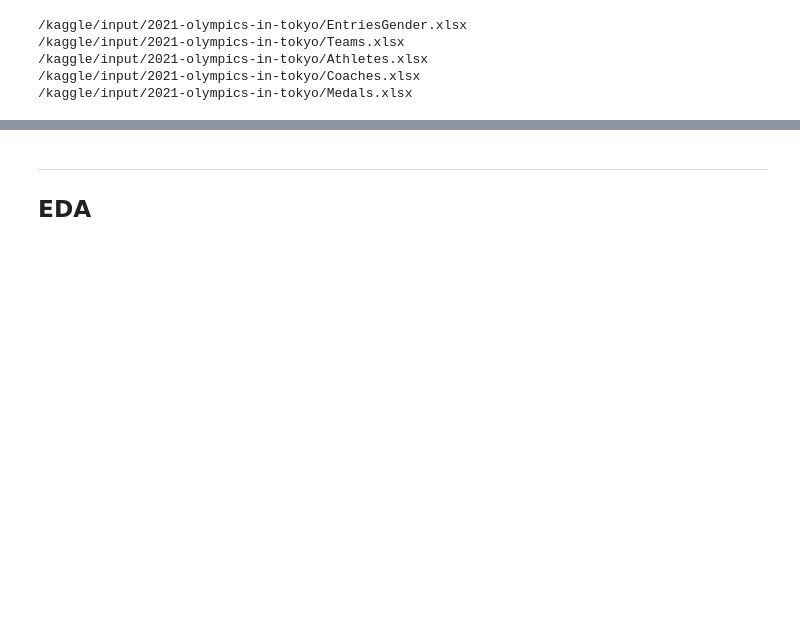
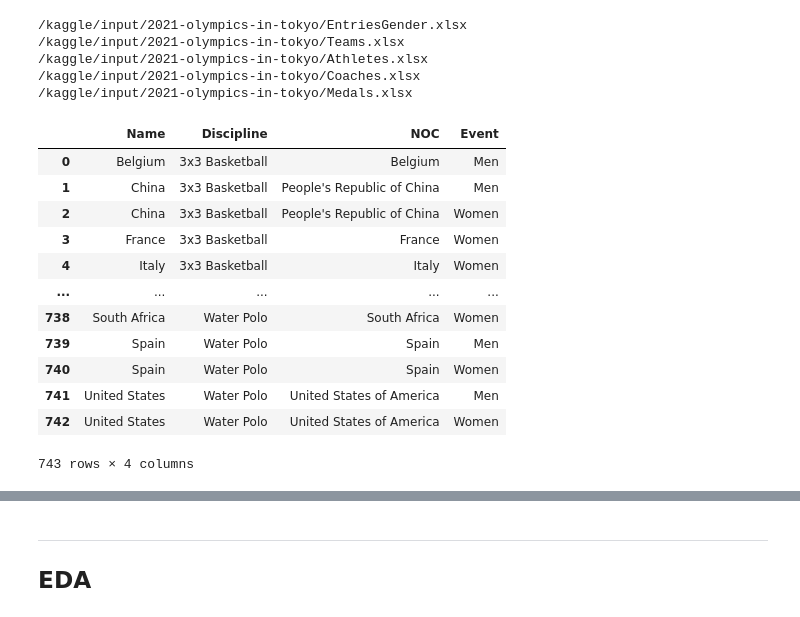
Before and after one commit to levisantn/olympics_tokyo, a Jupyter notebook: olympics_tokyo.ipynb, the cells around one changed output, grey strips where cells are left out. Drawn from its saved outputs; the diff is of its cells as text; code cells hidden in the pictures; blank space fills up the shorter version.

```diff
--- a/olympics_tokyo.ipynb
+++ b/olympics_tokyo.ipynb
@@ -33,3 +33,19 @@ df_medals = pd.read_excel(files[4])
 /kaggle/input/2021-olympics-in-tokyo/Athletes.xlsx
 /kaggle/input/2021-olympics-in-tokyo/Coaches.xlsx
 /kaggle/input/2021-olympics-in-tokyo/Medals.xlsx
+# %%
+df_teams
+# %% [output]
+|  | Name | Discipline | NOC | Event |
+| 0 | Belgium | 3x3 Basketball | Belgium | Men |
+| 1 | China | 3x3 Basketball | People's Republic of China | Men |
+| 2 | China | 3x3 Basketball | People's Republic of China | Women |
+| 3 | France | 3x3 Basketball | France | Women |
+| 4 | Italy | 3x3 Basketball | Italy | Women |
+| ... | ... | ... | ... | ... |
+| 738 | South Africa | Water Polo | South Africa | Women |
+| 739 | Spain | Water Polo | Spain | Men |
+| 740 | Spain | Water Polo | Spain | Women |
+| 741 | United States | Water Polo | United States of America | Men |
+| 742 | United States | Water Polo | United States of America | Women |
+743 rows × 4 columns
```
Also changed, not shown: parts of 13 cells of this notebook.
